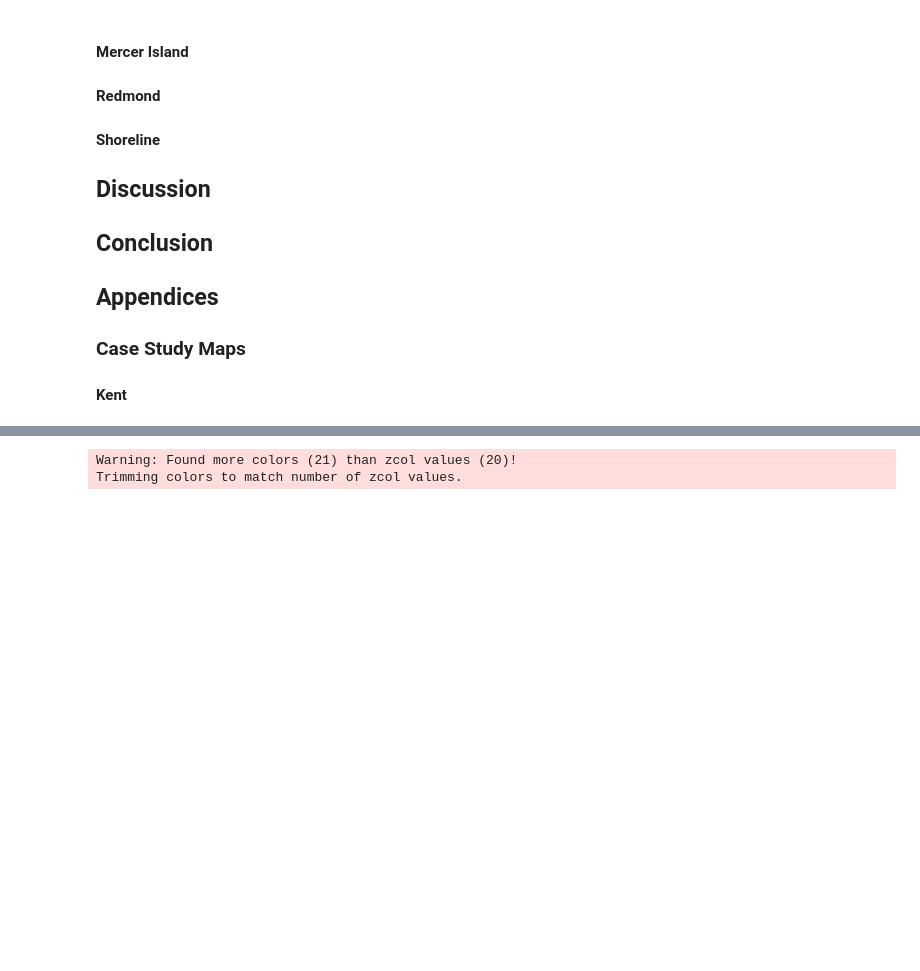
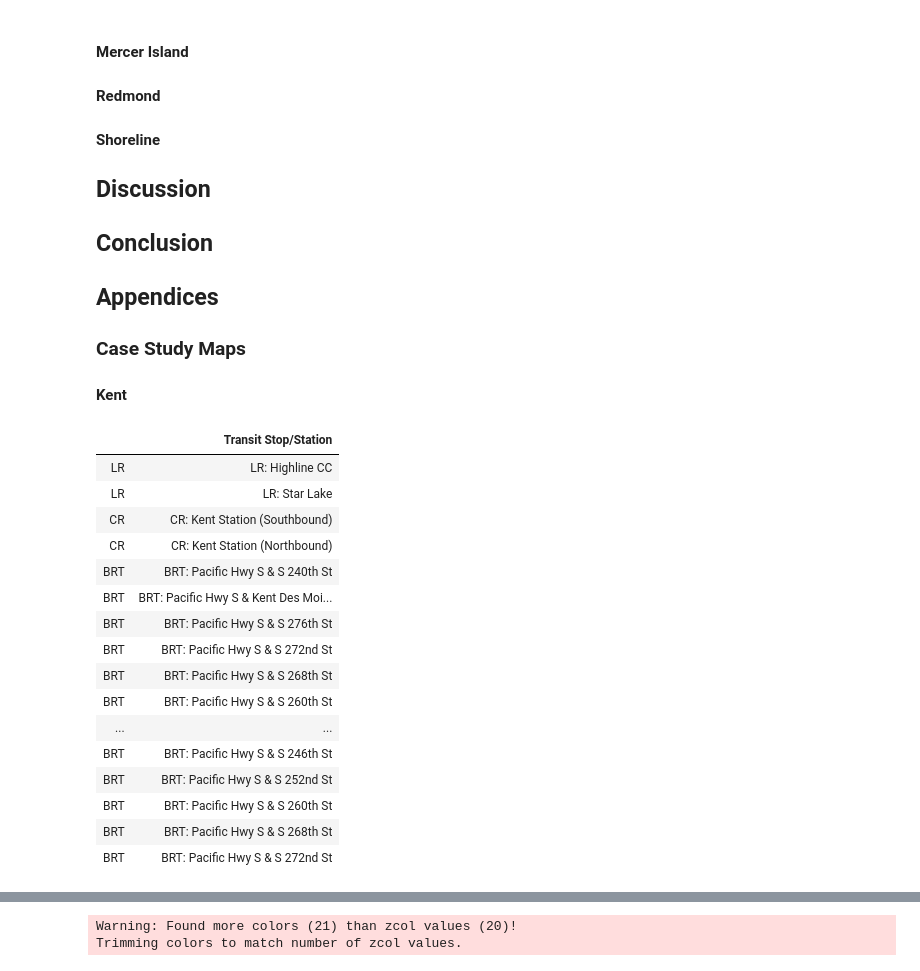
Before and after one commit to tiernanmartin/2024-transit-oriented-development-bill, a Jupyter notebook: index.embed.ipynb, the cells around one changed output, grey strips where cells are left out. Saved outputs shown, nothing was run; the diff lists cells and outputs as text; code cells hidden in the pictures; blank space fills up the shorter version.

```diff
--- a/index.embed.ipynb
+++ b/index.embed.ipynb
@@ -557,6 +585,35 @@ map_kent_parcels
 ### Case Study Maps
 
 #### Kent
+# %%
+t_kent |>
+  st_drop_geometry() |>
+  gt(rowname_col = "mode") |>
+  cols_label(
+    stop_name = "Transit Stop/Station") |>
+  tab_style(
+    style = list(
+      cell_text(align = "left")),
+    locations = cells_body()
+  )
+# %% [output]
+|  | Transit Stop/Station |
+| LR | LR: Highline CC |
+| LR | LR: Star Lake |
+| CR | CR: Kent Station (Southbound) |
+| CR | CR: Kent Station (Northbound) |
+| BRT | BRT: Pacific Hwy S & S 240th St |
+| BRT | BRT: Pacific Hwy S & Kent Des Moi... |
+| BRT | BRT: Pacific Hwy S & S 276th St |
+| BRT | BRT: Pacific Hwy S & S 272nd St |
+| BRT | BRT: Pacific Hwy S & S 268th St |
+| BRT | BRT: Pacific Hwy S & S 260th St |
+| ... | ... |
+| BRT | BRT: Pacific Hwy S & S 246th St |
+| BRT | BRT: Pacific Hwy S & S 252nd St |
+| BRT | BRT: Pacific Hwy S & S 260th St |
+| BRT | BRT: Pacific Hwy S & S 268th St |
+| BRT | BRT: Pacific Hwy S & S 272nd St |
 # %%
 t_kent <- st_join(t, ps_cities) |>
   filter(name %in% "Kent") |>
```
Also changed, not shown: parts of 5 cells of this notebook, 18 other files.
